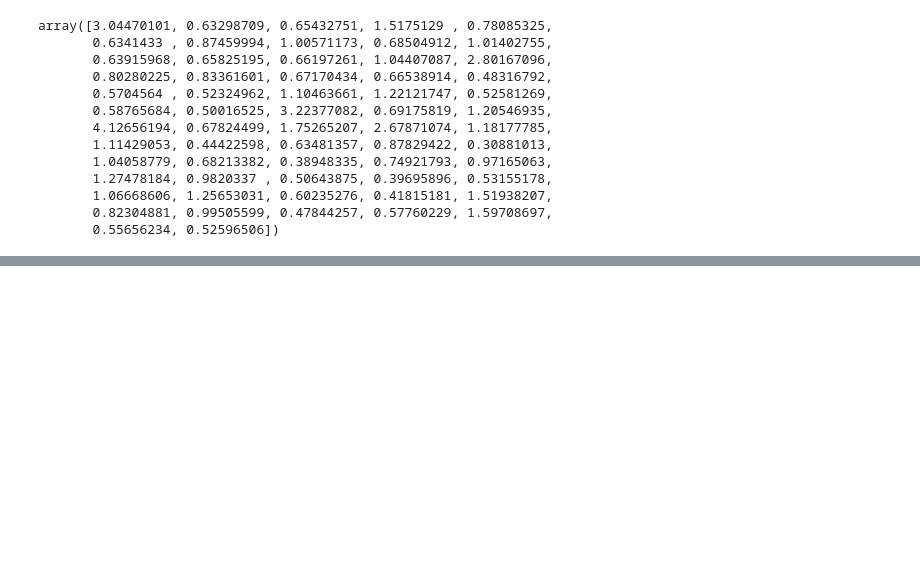
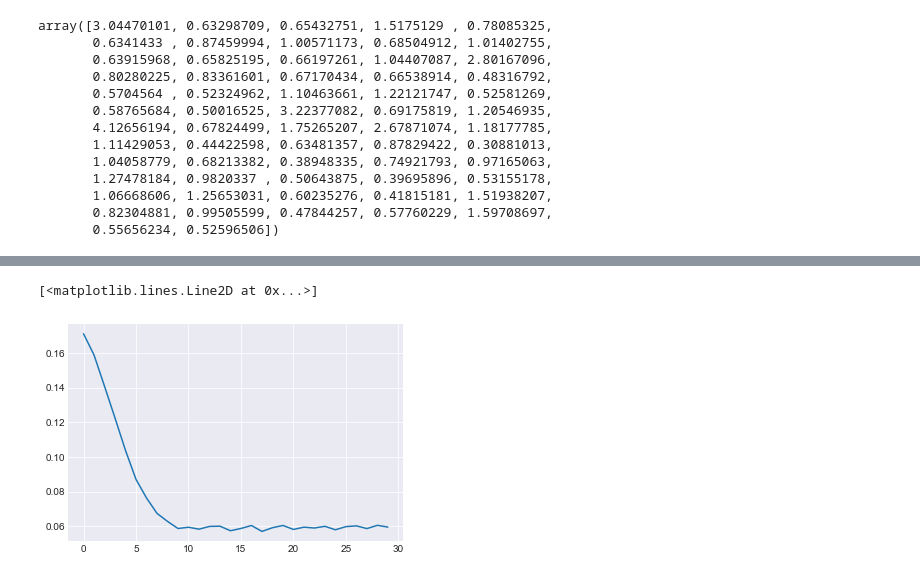
Before and after one commit to ur-whitelab/py0, a Jupyter notebook: examples/Metapop.ipynb, the cells around one changed output, grey strips where cells are left out. Saved outputs shown, nothing was run; the diff lists cells and outputs as text; code cells hidden in the pictures; blank space fills up the shorter version.

```diff
--- a/examples/Metapop.ipynb
+++ b/examples/Metapop.ipynb
@@ -158,0 +170,5 @@ plt.show()
+# %%
+plt.plot(history.history['loss'])
+# %% [output]
+[<matplotlib.lines.Line2D at 0x...>]
+[figure, added]
```
Also changed, not shown: parts of 18 cells of this notebook, 1 other file.
